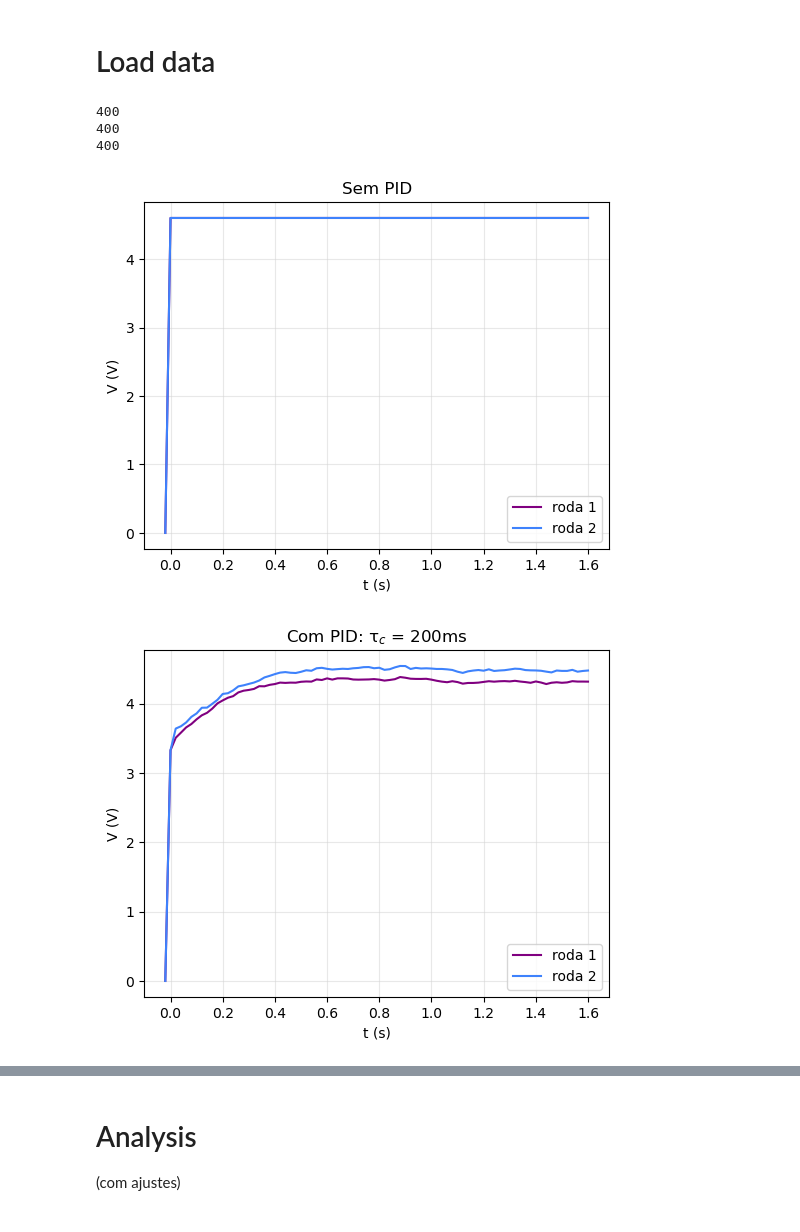
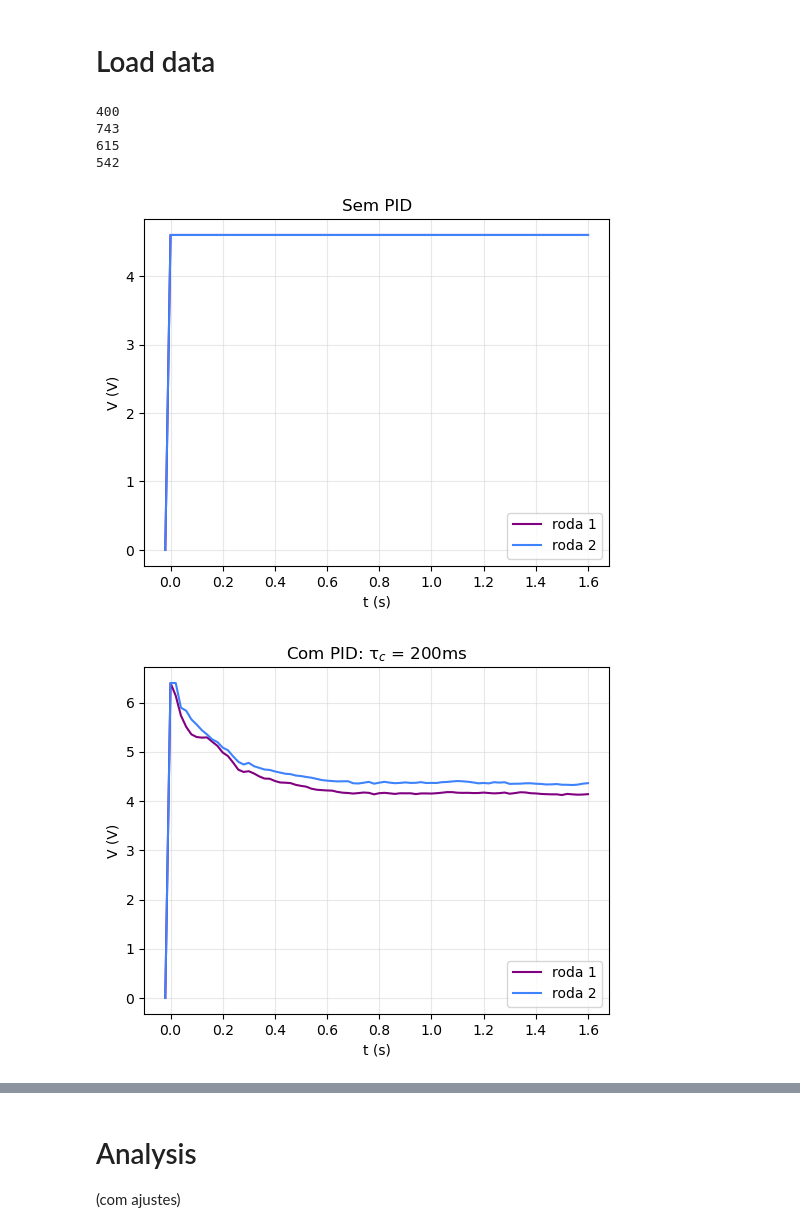
Before and after one commit to sergisousa/Robotica2026, a Jupyter notebook: Análises/Cálculo PID.ipynb, the cells around one changed output, grey strips where cells are left out. Saved outputs shown, nothing was run; the diff lists cells and outputs as text; code cells hidden in the pictures.

```diff
--- a/Análises/Cálculo PID.ipynb
+++ b/Análises/Cálculo PID.ipynb
@@ -13,7 +13,7 @@ This is the stuff we adapt according to our files and what we want for our plots
 # %%
 # CONSTANTS
 tau_ts = [0.2, 0.150, 0.1] # response time desired after applying PID
-V = 4.6 # voltage applied
+V = 4 # voltage applied
 
 # PATHS
 data_dir = Path('Dados PID')
@@ -21,15 +21,13 @@ im_dir = Path('../../Imagens')
 im_dir.mkdir(parents = True, exist_ok = True)
 
 # FILES
-files = ['Log_dt20_2.txt', 'Log_dt20_PID200.txt', 'Log_dt20_PID150.txt']
-names = ['Sem PID', r'Com PID: τ$_c$ = 200ms', r'Com PID: τ$_c$ = 150ms'] # labels for the dictionary - nao pode ter .
+files = ['Log_dt20_2.txt', 'PID_200.txt', 'PID_150.txt', 'PID_100.txt']
+names = ['Sem PID', r'Com PID: τ$_c$ = 200ms', r'Com PID: τ$_c$ = 150ms', r'Com PID: τ$_c$ = 100ms'] # labels for the dictionary - nao pode ter .
 
 # STUFF FOR ANALYSIS
-n_start = [267, 175, 44]
-n_end = [348, 256, 125]
-n_u_start = [268, 300, 100]
-n_u_end = [-1, -1, 200]
-PID_bol = [0, 1, 1] # 1 was PID is already applied when the data was collected, 0 otherwhise
+n_start = [267, 358, 198, 152]
+n_end = [348, 439, 279, 233]
+PID_bol = [0, 1, 1, 1] # 1 was PID is already applied when the data was collected, 0 otherwhise
 
 
 # PRETTY COLORS
@@ -45,35 +43,36 @@ for i, f in enumerate(files):
     data[names[i]] = d # store in dictionary
     num = len(d[0]) # check size (must be 400)
     print(num)
 
     t = d[0]
     u1 = d[1]
     u2 = d[2]
 
     if PID_bol[i] == 0:
-        d[3] /= np.mean(u1[n_u_start[i]:n_u_end[i]])
-        d[4] /= np.mean(u2[n_u_start[i]:n_u_end[i]])
+        d[3] /= V
+        d[4] /= V
 
     # check voltage is correct
 
     fig_u, ax_u = plt.subplots(figsize = (6, 4.5))
     ax_u.plot(t[n_start[i] - 1:n_end[i]] - t[n_start[i]], u1[n_start[i] - 1:n_end[i]], color = plot_colors[0] , label = f'roda 1')
     ax_u.plot(t[n_start[i] - 1:n_end[i]] - t[n_start[i]], u2[n_start[i] - 1:n_end[i]], color = plot_colors[1] , label = f'roda 2')
     ax_u.grid(color = grid_color, alpha = 0.5)
     ax_u.set_xlabel('t (s)')
     ax_u.set_ylabel('V (V)')
     ax_u.set_title(names[i])
     ax_u.legend(loc = 'lower right')
 
     file_u_name = f'tensão_Com PID_tau={int(tau_ts[i - 1]*1000)}'
 
     if PID_bol[i] == 0: # if no PID we will determine it
         file_u_name = 'tensão_Sem PID'
 
     fig_u.savefig(im_dir/file_u_name, dpi = 200, bbox_inches = 'tight')
 # %% [output]
 400
-400
-400
+743
+615
+542
 [figure]
-[figure, old version]
+[figure, new version]
```
Also changed, not shown: parts of 2 cells of this notebook, 3 other files.
